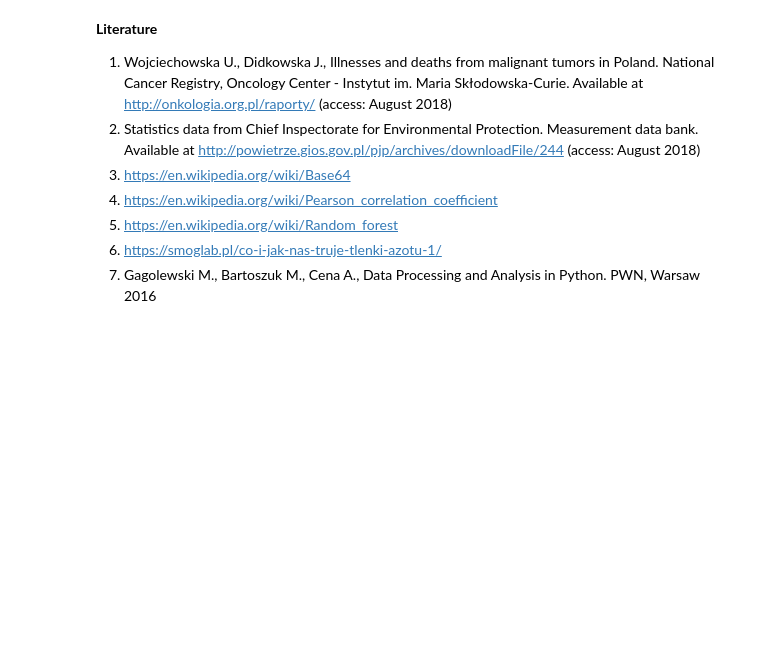
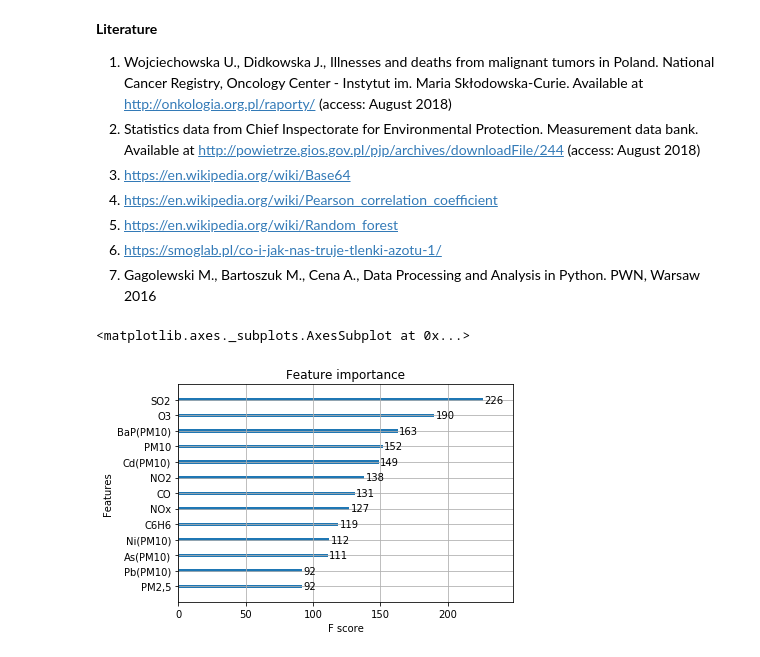
Before and after one commit to ntusnio/CV, a Jupyter notebook: Projekt rak.ipynb, the cells around one changed output. Cells and saved outputs as stored; diff of their text form; code cells hidden in the pictures; blank space fills up the shorter version.

```diff
--- a/Projekt rak.ipynb
+++ b/Projekt rak.ipynb
@@ -367,3 +367,14 @@ NO2 ICD=C18 PCC=0.77 / NOx ICD=C50 PCC=0.67<br>
 5. https://en.wikipedia.org/wiki/Random_forest
 6. https://smoglab.pl/co-i-jak-nas-truje-tlenki-azotu-1/
 7. Gagolewski M., Bartoszuk M., Cena A., Data Processing and Analysis in Python. PWN, Warsaw 2016
+# %%
+import xgboost as xgb
+train_X=df18.dropna().iloc[:,:-1]
+train_y=df18.dropna().iloc[:,-1]
+
+bst=xgb.XGBRegressor(max_depth=3,n_estimators=300,learning_rate=0.05).fit(train_X,train_y)
+
+xgb.plot_importance(bst)
+# %% [output]
+<matplotlib.axes._subplots.AxesSubplot at 0x...>
+[figure, added]
```
Also changed, not shown: parts of 2 cells of this notebook.
